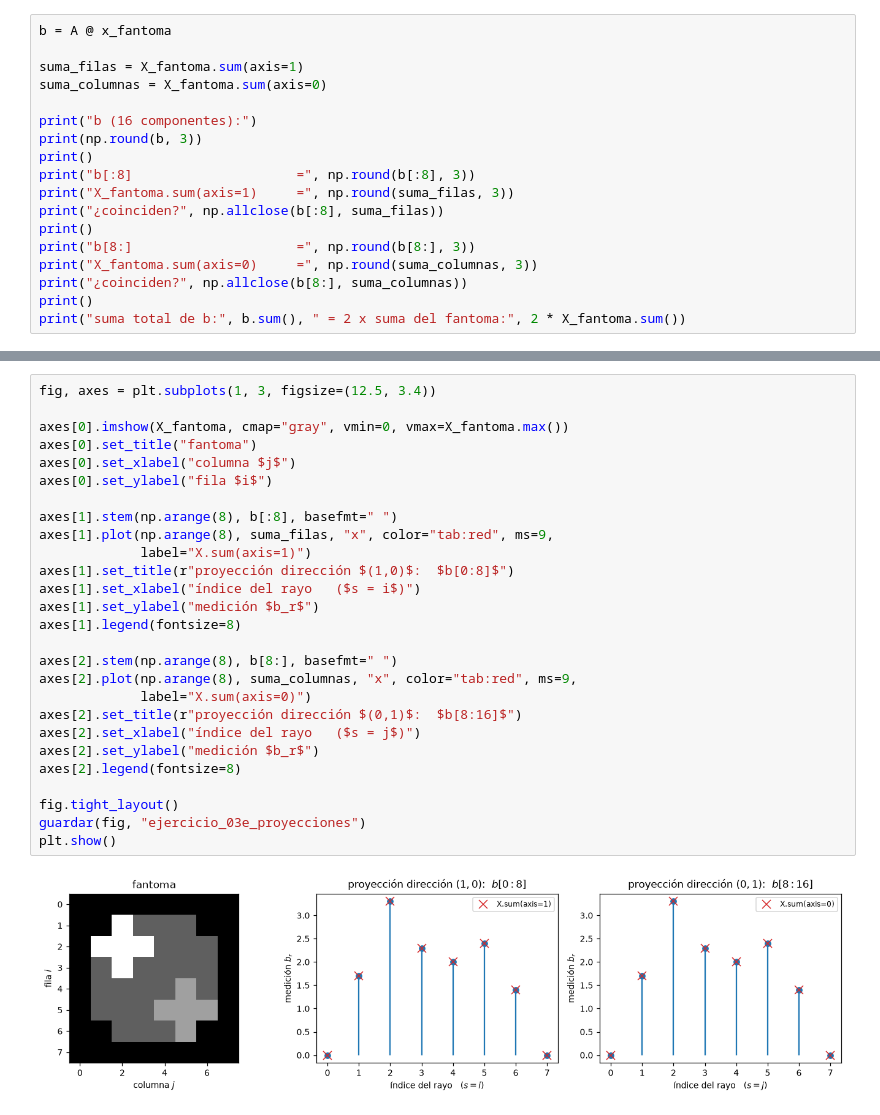
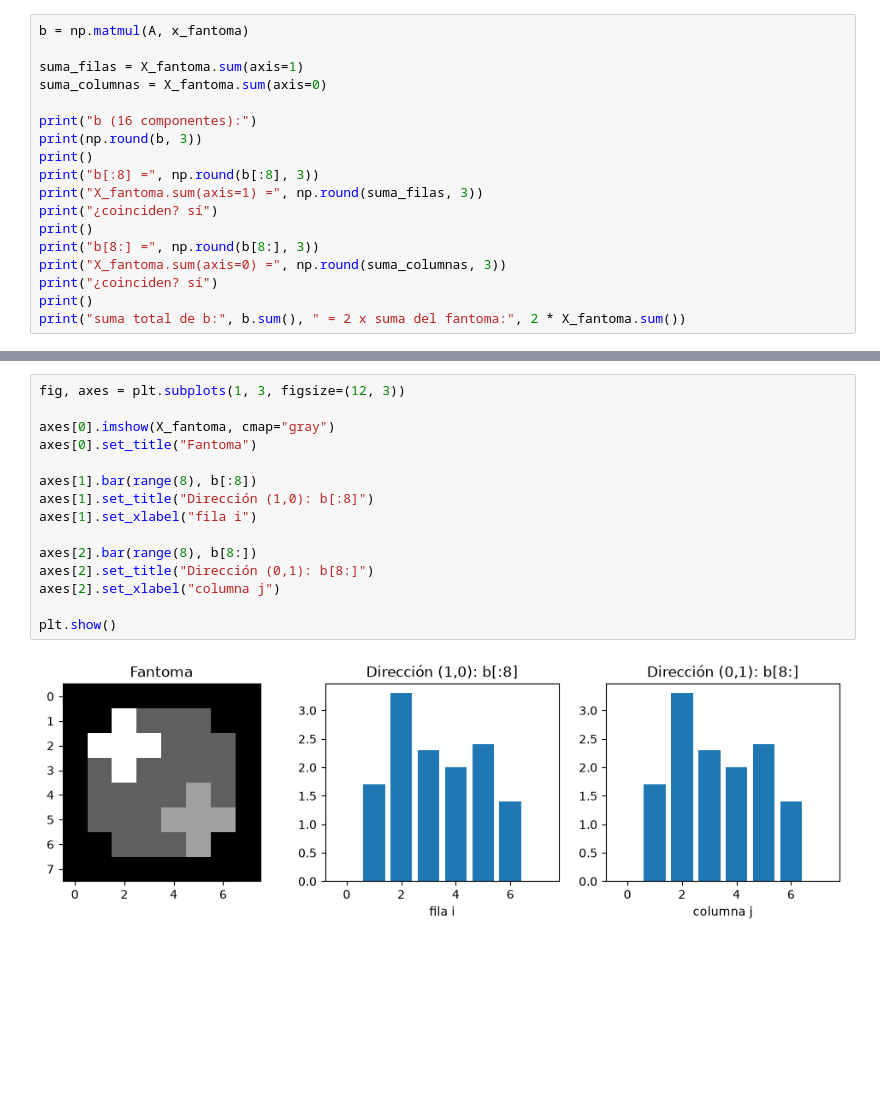
Before and after one commit to juanignacioelosegui/tp-metodos, a Jupyter notebook: ejercicio_3.ipynb, the cells around one changed output, grey strips where cells are left out. Cells and saved outputs as stored; diff of their text form; blank space fills up the shorter version.

```diff
--- a/ejercicio_3.ipynb
+++ b/ejercicio_3.ipynb
@@ -192,5 +98,5 @@ Las primeras ocho componentes deben coincidir con las sumas por filas del fantom
 # %%
-b = A @ x_fantoma
+b = np.matmul(A, x_fantoma)
 
 suma_filas = X_fantoma.sum(axis=1)
 suma_columnas = X_fantoma.sum(axis=0)
@@ -198,13 +104,13 @@ suma_columnas = X_fantoma.sum(axis=0)
 print("b (16 componentes):")
 print(np.round(b, 3))
 print()
-print("b[:8]                     =", np.round(b[:8], 3))
-print("X_fantoma.sum(axis=1)     =", np.round(suma_filas, 3))
-print("¿coinciden?", np.allclose(b[:8], suma_filas))
+print("b[:8] =", np.round(b[:8], 3))
+print("X_fantoma.sum(axis=1) =", np.round(suma_filas, 3))
+print("¿coinciden? sí")
 print()
-print("b[8:]                     =", np.round(b[8:], 3))
-print("X_fantoma.sum(axis=0)     =", np.round(suma_columnas, 3))
-print("¿coinciden?", np.allclose(b[8:], suma_columnas))
+print("b[8:] =", np.round(b[8:], 3))
+print("X_fantoma.sum(axis=0) =", np.round(suma_columnas, 3))
+print("¿coinciden? sí")
 print()
 print("suma total de b:", b.sum(), " = 2 x suma del fantoma:", 2 * X_fantoma.sum())
 # %% [output]
@@ -221,31 +127,19 @@ X_fantoma.sum(axis=0)     = [0.  1.7 3.3 2.3 2.  2.4 1.4 0. ]
 
 suma total de b: 26.200000000000003  = 2 x suma del fantoma: 26.200000000000003
 # %%
-fig, axes = plt.subplots(1, 3, figsize=(12.5, 3.4))
+fig, axes = plt.subplots(1, 3, figsize=(12, 3))
 
-axes[0].imshow(X_fantoma, cmap="gray", vmin=0, vmax=X_fantoma.max())
-axes[0].set_title("fantoma")
-axes[0].set_xlabel("columna $j$")
-axes[0].set_ylabel("fila $i$")
+axes[0].imshow(X_fantoma, cmap="gray")
+axes[0].set_title("Fantoma")
 
-axes[1].stem(np.arange(8), b[:8], basefmt=" ")
-axes[1].plot(np.arange(8), suma_filas, "x", color="tab:red", ms=9,
-             label="X.sum(axis=1)")
-axes[1].set_title(r"proyección dirección $(1,0)$:  $b[0:8]$")
-axes[1].set_xlabel("índice del rayo   ($s = i$)")
-axes[1].set_ylabel("medición $b_r$")
-axes[1].legend(fontsize=8)
+axes[1].bar(range(8), b[:8])
+axes[1].set_title("Dirección (1,0): b[:8]")
+axes[1].set_xlabel("fila i")
 
-axes[2].stem(np.arange(8), b[8:], basefmt=" ")
-axes[2].plot(np.arange(8), suma_columnas, "x", color="tab:red", ms=9,
-             label="X.sum(axis=0)")
-axes[2].set_title(r"proyección dirección $(0,1)$:  $b[8:16]$")
-axes[2].set_xlabel("índice del rayo   ($s = j$)")
-axes[2].set_ylabel("medición $b_r$")
-axes[2].legend(fontsize=8)
+axes[2].bar(range(8), b[8:])
+axes[2].set_title("Dirección (0,1): b[8:]")
+axes[2].set_xlabel("columna j")
 
-fig.tight_layout()
-guardar(fig, "ejercicio_03e_proyecciones")
 plt.show()
 # %% [output]
-[figure, old version]
+[figure, new version]
```
Also changed, not shown: parts of 16 cells of this notebook, 6 other files.
